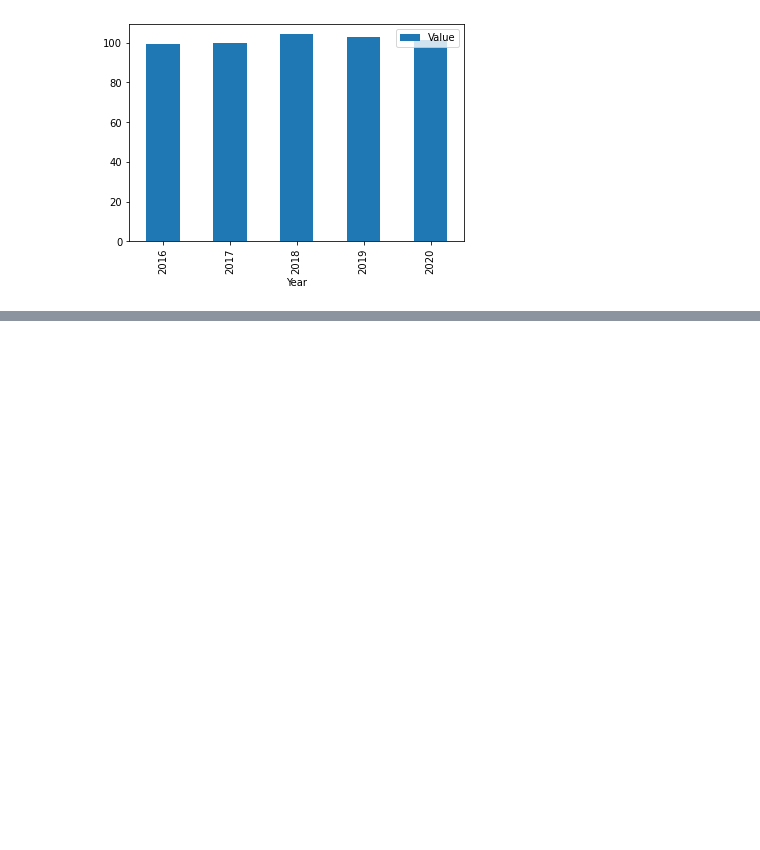
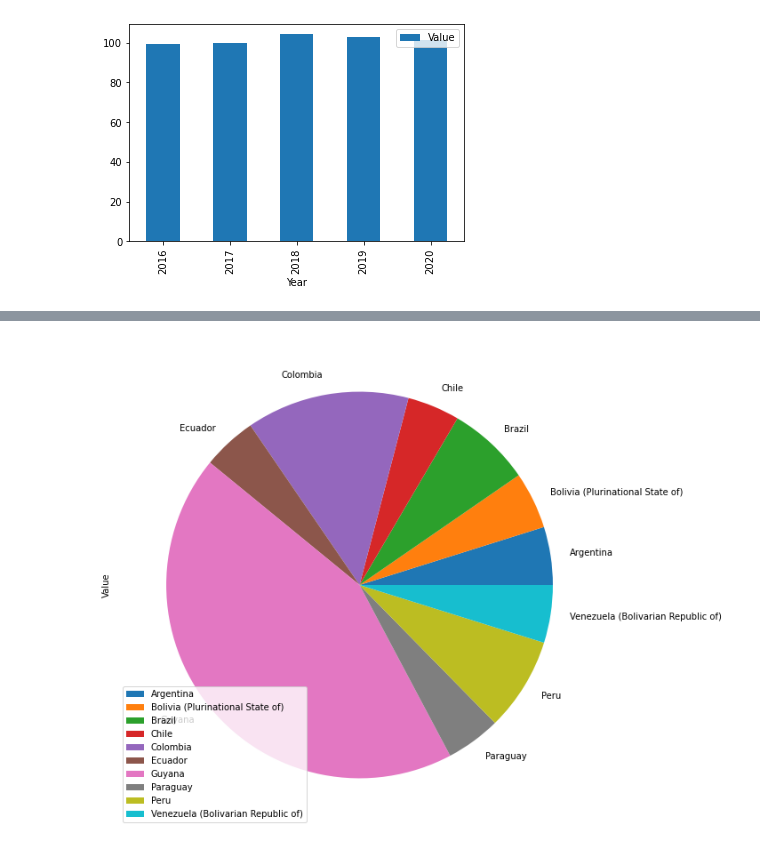
Before and after one commit to qu4nt/PandasVsExcel, a Jupyter notebook: ejercicios/docs/answer_06.ipynb, the cells around one changed output, grey strips where cells are left out. Cells and saved outputs as stored; diff of their text form; code cells hidden in the pictures; blank space fills up the shorter version.

```diff
--- a/ejercicios/docs/answer_06.ipynb
+++ b/ejercicios/docs/answer_06.ipynb
@@ -60,0 +47,6 @@ df2.head()
+# %%
+avocados = df2.query("Item == 'Avocados'")[['Area', 'Value']]
+avocados.set_index("Area", inplace=True)
+avocados.plot(kind='pie', subplots=True, figsize=(10,10));
+# %% [output]
+[figure, added]
```
Also changed, not shown: parts of 4 cells of this notebook.
